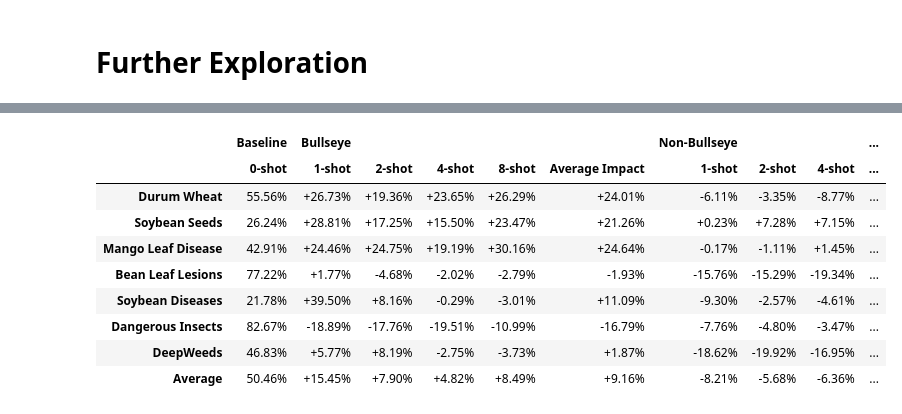
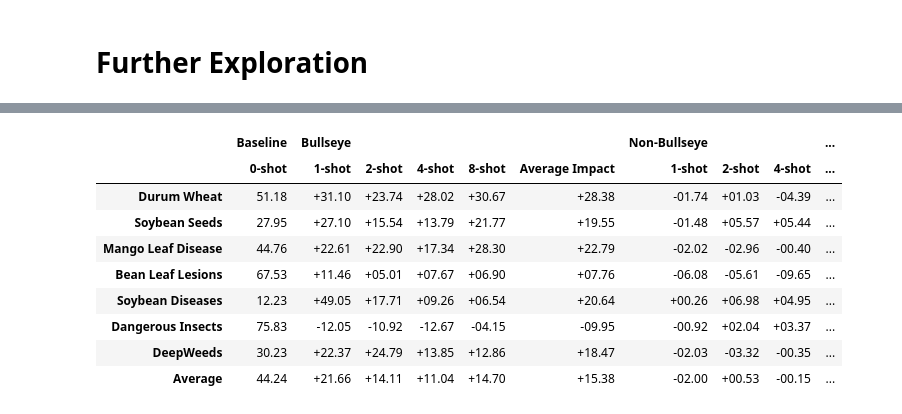
Before and after one commit to arbab-ml/AgEval, a Jupyter notebook: all_llms_analysis.ipynb, the cells around one changed output, grey strips where cells are left out. Saved outputs shown, nothing was run; the diff lists cells and outputs as text; code cells hidden in the pictures.

```diff
--- a/all_llms_analysis.ipynb
+++ b/all_llms_analysis.ipynb
@@ -929,13 +924,13 @@ df_results.head()
 # %%
-df_results.head(10)
+bulleye_results.head(10)
 # %% [output]
 |  | Baseline | Bullseye |  |  |  |  | Non-Bullseye |  |  | ... |
 |  | 0-shot | 1-shot | 2-shot | 4-shot | 8-shot | Average Impact | 1-shot | 2-shot | 4-shot | ... |
-| Durum Wheat | 55.56% | +26.73% | +19.36% | +23.65% | +26.29% | +24.01% | -6.11% | -3.35% | -8.77% | ... |
-| Soybean Seeds | 26.24% | +28.81% | +17.25% | +15.50% | +23.47% | +21.26% | +0.23% | +7.28% | +7.15% | ... |
-| Mango Leaf Disease | 42.91% | +24.46% | +24.75% | +19.19% | +30.16% | +24.64% | -0.17% | -1.11% | +1.45% | ... |
-| Bean Leaf Lesions | 77.22% | +1.77% | -4.68% | -2.02% | -2.79% | -1.93% | -15.76% | -15.29% | -19.34% | ... |
-| Soybean Diseases | 21.78% | +39.50% | +8.16% | -0.29% | -3.01% | +11.09% | -9.30% | -2.57% | -4.61% | ... |
-| Dangerous Insects | 82.67% | -18.89% | -17.76% | -19.51% | -10.99% | -16.79% | -7.76% | -4.80% | -3.47% | ... |
-| DeepWeeds | 46.83% | +5.77% | +8.19% | -2.75% | -3.73% | +1.87% | -18.62% | -19.92% | -16.95% | ... |
-| Average | 50.46% | +15.45% | +7.90% | +4.82% | +8.49% | +9.16% | -8.21% | -5.68% | -6.36% | ... |
+| Durum Wheat | 51.18 | +31.10 | +23.74 | +28.02 | +30.67 | +28.38 | -01.74 | +01.03 | -04.39 | ... |
+| Soybean Seeds | 27.95 | +27.10 | +15.54 | +13.79 | +21.77 | +19.55 | -01.48 | +05.57 | +05.44 | ... |
+| Mango Leaf Disease | 44.76 | +22.61 | +22.90 | +17.34 | +28.30 | +22.79 | -02.02 | -02.96 | -00.40 | ... |
+| Bean Leaf Lesions | 67.53 | +11.46 | +05.01 | +07.67 | +06.90 | +07.76 | -06.08 | -05.61 | -09.65 | ... |
+| Soybean Diseases | 12.23 | +49.05 | +17.71 | +09.26 | +06.54 | +20.64 | +00.26 | +06.98 | +04.95 | ... |
+| Dangerous Insects | 75.83 | -12.05 | -10.92 | -12.67 | -04.15 | -09.95 | -00.92 | +02.04 | +03.37 | ... |
+| DeepWeeds | 30.23 | +22.37 | +24.79 | +13.85 | +12.86 | +18.47 | -02.03 | -03.32 | -00.35 | ... |
+| Average | 44.24 | +21.66 | +14.11 | +11.04 | +14.70 | +15.38 | -02.00 | +00.53 | -00.15 | ... |
```
Also changed, not shown: parts of 10 cells of this notebook.
